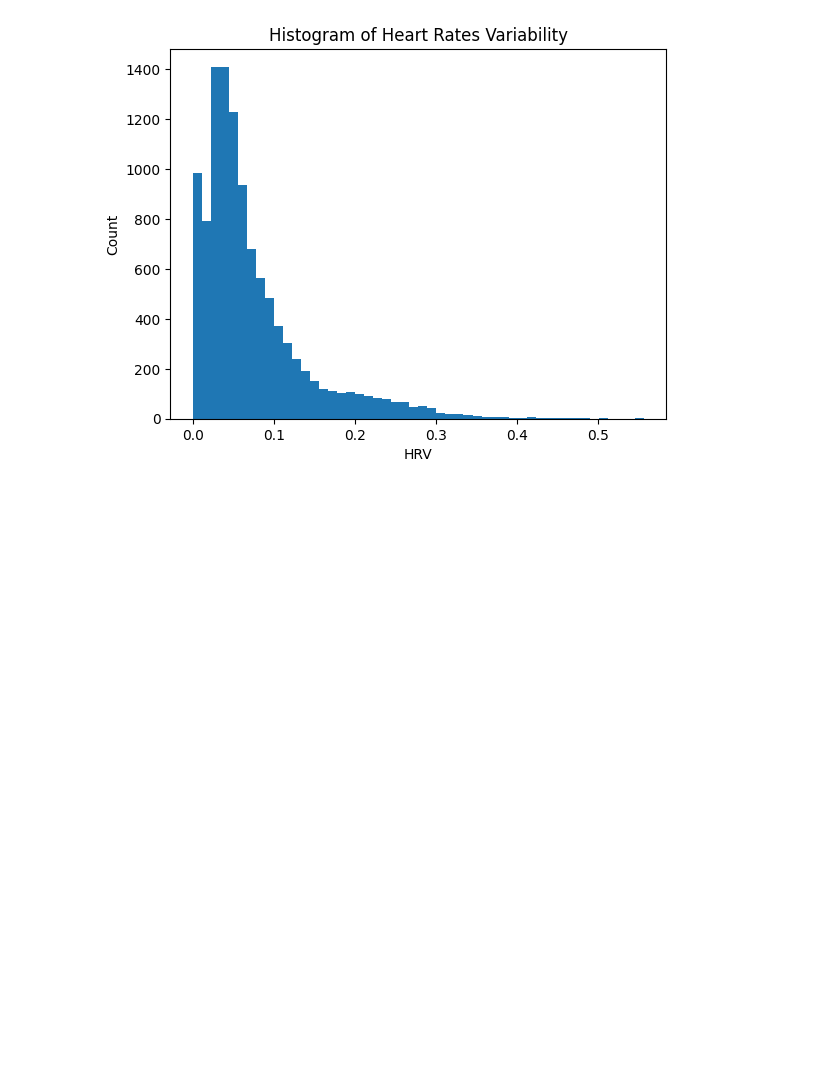
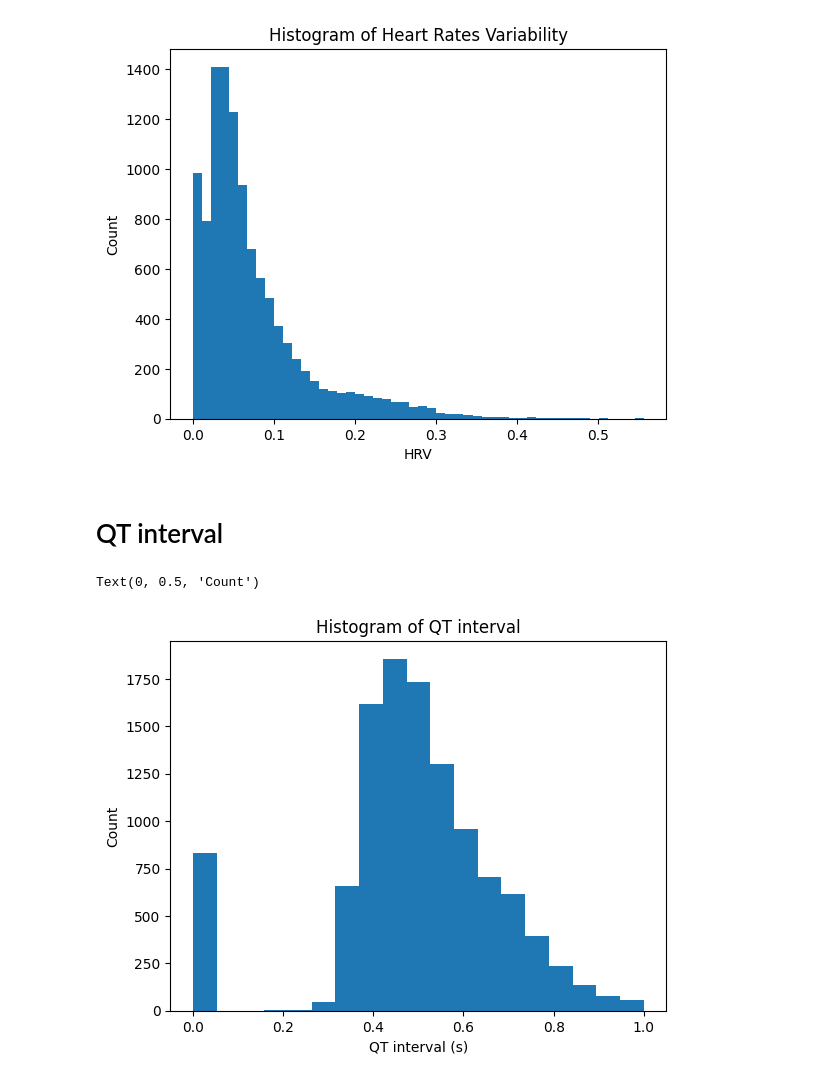
Before and after one commit to hjalalin/ecg-bp-estimation, a Jupyter notebook: 1_ECG_featueres.ipynb, the cells around one changed output. Cells and saved outputs as stored; diff of their text form; code cells hidden in the pictures; blank space fills up the shorter version.

```diff
--- a/1_ECG_featueres.ipynb
+++ b/1_ECG_featueres.ipynb
@@ -61,7 +62,7 @@ def find_qt_st_intervals(ecg_signal, r_peaks, sampling_rate, max_hr, window_size
 
     qt_intervals =[]
     st_segments = []
-    ecg_diff = np.diff(ecg_signal)
+    ecg_diff = np.abs(np.diff(ecg_signal))
 
     # Loop through R peaks to find QT intervals and ST segments
     for i in range(len(r_peaks) - 1):
@@ -70,20 +71,23 @@ def find_qt_st_intervals(ecg_signal, r_peaks, sampling_rate, max_hr, window_size
         r_peak_next = r_peaks[i + 1]
         r_peak_last = r_peaks[i - 1] if i>=1 else 0
 
-        min_index = max(r_peak_curr - int(0.15 * sampling_rate), 0)
-        max_index = max(r_peak_curr + int(0.15 * sampling_rate), len(ecg_diff))
-        qrs_start_curr = np.argmin(ecg_diff[min_index : r_peak_curr]) + min_index
-        qrs_end_curr = np.argmin(ecg_diff[r_peak_curr : max_index]) + r_peak_curr
+        min_index = max(r_peak_curr - int(0.1 * sampling_rate), 0)
+        max_index = max(r_peak_curr + int(0.1 * sampling_rate), len(ecg_diff))
+        if r_peak_curr - min_index >int(0.05 * sampling_rate):
+            qrs_start_curr = np.argmin(ecg_diff[min_index : r_peak_curr-5]) + min_index
+            qrs_end_curr = np.argmin(ecg_diff[r_peak_curr + 5 : max_index]) + r_peak_curr +5
 
-        t_wave_peak = np.argmax(ecg_signal[min_index:r_peak_next - int(0.1 * sampling_rate)]) + min_index
-        t_wave_end = np.argmin(ecg_diff[t_wave_peak :r_peak_next]) + t_wave_peak
+            if r_peak_next - qrs_end_curr > int(0.1 * sampling_rate):
 
-        qt_interval = (t_wave_end - qrs_start_curr) / sampling_rate
+                t_wave_peak = np.argmax(ecg_signal[qrs_end_curr:r_peak_next - int(0.1 * sampling_rate)]) + qrs_end_curr
+                t_wave_end = np.argmin(ecg_diff[t_wave_peak :r_peak_next]) + t_wave_peak
 
-        st_segment =  ecg_signal[qrs_end_curr:t_wave_peak].mean() - ecg_signal[qrs_end_curr] if len(ecg_signal[qrs_end_curr:t_wave_peak]) > 0 else ecg_signal[t_wave_peak] - min(ecg_signal[qrs_start_curr:r_peak_next])
+                qt_interval = (t_wave_end - qrs_start_curr) / sampling_rate
 
-        qt_intervals.append(qt_interval)
-        st_segments.append(st_segment)
+                st_segment =  ecg_signal[qrs_end_curr:t_wave_peak].mean() - ecg_signal[qrs_end_curr] if len(ecg_signal[qrs_end_curr:t_wave_peak]) > 0 else ecg_signal[t_wave_peak] - min(ecg_signal[qrs_start_curr:r_peak_next])
+
+                qt_intervals.append(qt_interval)
+                st_segments.append(st_segment)
 
     # Calculate average QT interval and ST segment
     qt_interval = np.mean(qt_intervals) if qt_intervals else 0
@@ -113,9 +117,11 @@ def extract_ecg_features(signal, sampling_rate, min_hr, max_hr, threshold_coef):
 # %% [markdown]
 # Processing Loop
 # %%
+import pandas as pd
+import scipy.io
+
 fs = 125
-heart_rates_ecg = []
-rr_interval_variability = []
+ecg_features_df = pd.DataFrame(columns=['m_file_id', 'id', 'HR', 'HRV', 'qt_interval', 'st_segment'])
 
 for ii in range(12):
 
@@ -124,7 +130,8 @@ for ii in range(12):
 
     for jj in range(1000):
         ecg_signal = mat_data[0][jj][2]
-        heart_rate_ecg, rr_variability, qt_interval, st_segment = extract_ecg_features(ecg_signal, fs, min_hr=40, max_hr=220, threshold_coef =2)
+        heart_rate_ecg, rr_variability, qt_interval, st_segment = extract_ecg_features(ecg_signal, fs, min_hr=40, max_hr=220, threshold_coef=2)
 
-        heart_rates_ecg.append(heart_rate_ecg)
-        rr_interval_variability.append(rr_variability)
+        new_row = {'m_file_id': ii, 'id': jj, 'HR': heart_rate_ecg, 'HRV': rr_variability, 'qt_interval': qt_interval, 'st_segment': st_segment}
+        ecg_features_df = pd.concat([ecg_features_df, pd.DataFrame([new_row])], ignore_index=True)
+        print(f"Iteration {ii+1}: {jj+1} -  HR: {np.round(heart_rate_ecg)} - QT: {np.round(qt_interval,2)} s", end='\r')
@@ -149,3 +158,13 @@ plt.ylabel('Count')
 # %% [output]
 Text(0, 0.5, 'Count')
 [figure]
+# %% [markdown]
+# QT interval
+# %%
+plt.hist(ecg_features_df['qt_interval'], bins= np.linspace(0, 1, 20))
+plt.title('Histogram of QT interval')
+plt.xlabel('QT interval (s)')
+plt.ylabel('Count')
+# %% [output]
+Text(0, 0.5, 'Count')
+[figure, added]
```
Also changed, not shown: parts of 7 cells of this notebook.
